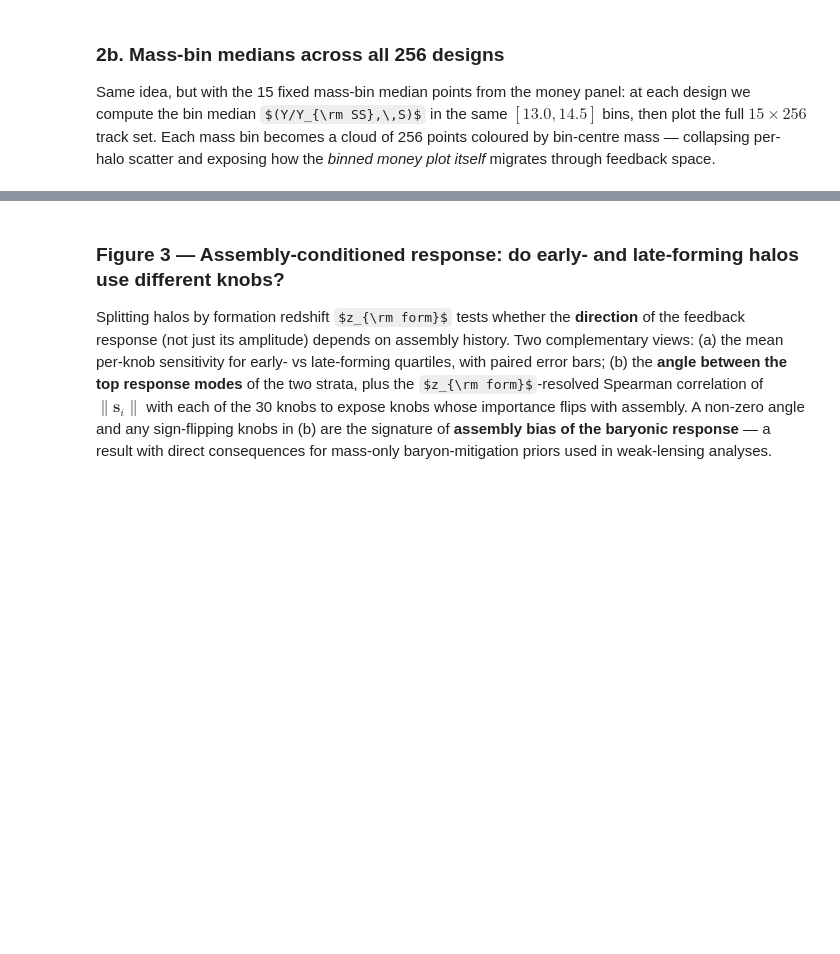
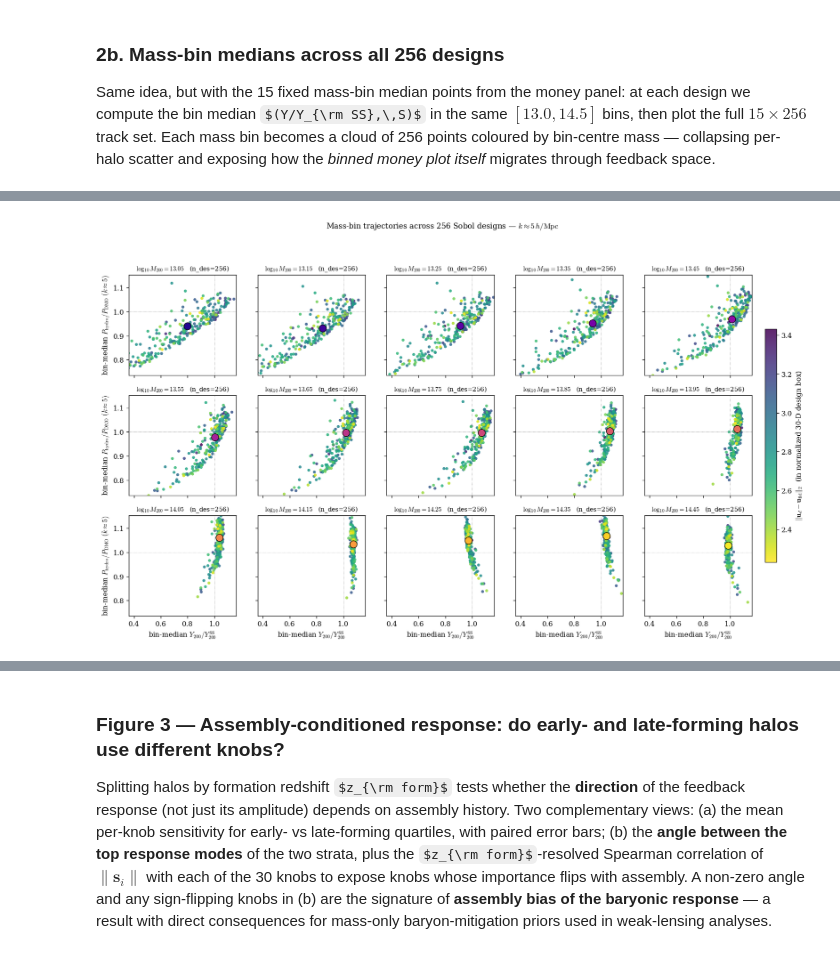
Before and after one commit to Maxelee/BIND, a Jupyter notebook: tsz_ss_calibration_sobol.ipynb, the cells around one changed output, grey strips where cells are left out. Drawn from its saved outputs; the diff is of its cells as text; code cells hidden in the pictures; some formulas as TeX source; blank space fills up the shorter version.

```diff
--- a/tsz_ss_calibration_sobol.ipynb
+++ b/tsz_ss_calibration_sobol.ipynb
@@ -453,0 +536,87 @@ parameters carry their raw `ParamName`).
+# %%
+# Mass-bin median trajectory grid, generalised over the suppression metric.
+def plot_massbin_tracks(S_arr, *, ylabel, suptitle, savename,
+                        mass_range=(13.0, 14.5), n_mass_bins=15):
+    mass_norm_l = Normalize(vmin=mass_range[0], vmax=mass_range[1])
+    edges = np.linspace(*mass_range, n_mass_bins + 1)
+    mbc   = 0.5 * (edges[:-1] + edges[1:])
+
+    x_bin = np.full((n_design, n_mass_bins), np.nan)
+    y_bin = np.full((n_design, n_mass_bins), np.nan)
+    for d in range(n_design):
+        Y_d = OBS[d, :, iY].astype(float)
+        S_d = S_arr[d].astype(float)
+        _, y_ss_d, _ = _fit_yss_design(logM.astype(float), Y_d, min_logM_fit=14.0)
+        with np.errstate(divide='ignore', invalid='ignore'):
+            x_ratio = np.where((Y_d > 0) & (y_ss_d > 0), Y_d / y_ss_d, np.nan)
+        bs = _fixed_mass_binned_xy_stats(logM, x_ratio, S_d,
+                                         mmin=mass_range[0], mmax=mass_range[1],
+                                         n_bins=n_mass_bins)
+        x_bin[d] = bs['x']; y_bin[d] = bs['y']
+
+    fig, axes = plt.subplots(3, 5, figsize=(17, 9), sharex=True, sharey=True)
+    fx = np.isfinite(x_bin); fy = np.isfinite(y_bin)
+    x_lo, x_hi = np.nanpercentile(x_bin[fx], [1, 99])
+    y_lo, y_hi = np.nanpercentile(y_bin[fy], [1, 99])
+    x_pad = 0.05 * (x_hi - x_lo + 1e-9); y_pad = 0.05 * (y_hi - y_lo + 1e-9)
+
+    try:
+        _color_d = design_dist
+        _clabel  = (r'$\|\mathbf{u}_d - \mathbf{u}_{\rm fid}\|_2$  '
+                    r'(in normalized 30-D design box)')
+        _cmap    = 'viridis_r'
+    except NameError:
+        _color_d = np.arange(n_design, dtype=float)
+        _clabel  = 'design index'
+        _cmap    = 'viridis'
+
+    sc = None
+    for b, ax in enumerate(axes.ravel()):
+        if b >= n_mass_bins:
+            ax.axis('off'); continue
+        mb = np.isfinite(x_bin[:, b]) & np.isfinite(y_bin[:, b])
+        n_b = int(mb.sum())
+        if n_b == 0:
+            ax.set_title(rf'$\log_{{10}}M_{{200}} = {mbc[b]:.2f}$  (empty)', fontsize=9)
+            ax.axis('off'); continue
+        order = np.argsort(-_color_d[mb])
+        sc = ax.scatter(x_bin[mb, b][order], y_bin[mb, b][order],
+                        c=_color_d[mb][order], cmap=_cmap, s=18,
+                        edgecolor='none', alpha=0.85)
+        ax.scatter([np.nanmedian(x_bin[:, b])], [np.nanmedian(y_bin[:, b])],
+                   c=[mbc[b]], cmap=BIN_CMAP, norm=mass_norm_l,
+                   s=110, edgecolor='k', linewidth=0.8, zorder=5)
+        ax.axhline(1.0, color='0.5', lw=0.6, ls=':')
+        ax.axvline(1.0, color='0.5', lw=0.6, ls=':')
+        ax.set_title(rf'$\log_{{10}}M_{{200}} = {mbc[b]:.2f}$   (n_des={n_b})', fontsize=9)
+
+    for ax in axes[-1, :]:
+        ax.set_xlabel(r'bin-median $Y_{200}/Y_{200}^{\rm SS}$')
+    for ax in axes[:, 0]:
+        ax.set_ylabel(ylabel)
+    axes[0, 0].set_xlim(x_lo - x_pad, x_hi + x_pad)
+    axes[0, 0].set_ylim(y_lo - y_pad, y_hi + y_pad)
+
+    if sc is not None:
+        fig.colorbar(sc, ax=axes, fraction=0.018, pad=0.02, label=_clabel)
+    fig.suptitle(suptitle, y=1.00, fontsize=11)
+    savefig(fig, savename)
+    plt.show()
+
+
+plot_massbin_tracks(
+    supp_k5,
+    ylabel=r'bin-median $P_{\rm hydro}/P_{\rm DMO}\ (k\approx5)$',
+    suptitle=(f'Mass-bin trajectories across {n_design} Sobol designs '
+              r'— $k\approx5\,h/\mathrm{Mpc}$'),
+    savename='ss_money_massbin_tracks_grid_k5',
+)
+
+plot_massbin_tracks(
+    supp_band,
+    ylabel=r'bin-median $\langle P_{\rm hydro}/P_{\rm DMO}\rangle_{0.5\leq k\leq 30}$',
+    suptitle=(f'Mass-bin trajectories across {n_design} Sobol designs '
+              r'— band-averaged $\langle k\rangle_{0.5-30}$'),
+    savename='ss_money_massbin_tracks_grid_kband',
+)
+# %% [output]
@@ -453,0 +624 @@ parameters carry their raw `ParamName`).
+[figure, added]
```
Also changed, not shown: parts of 7 cells of this notebook.
